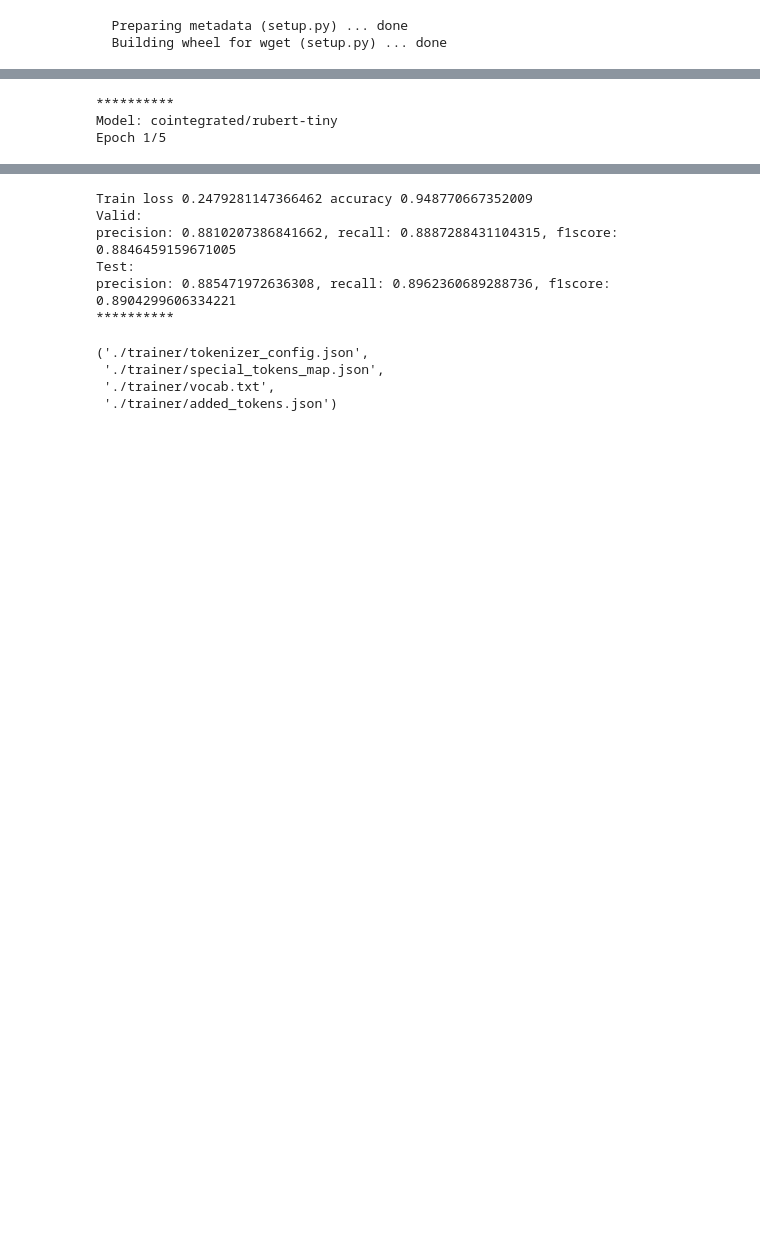
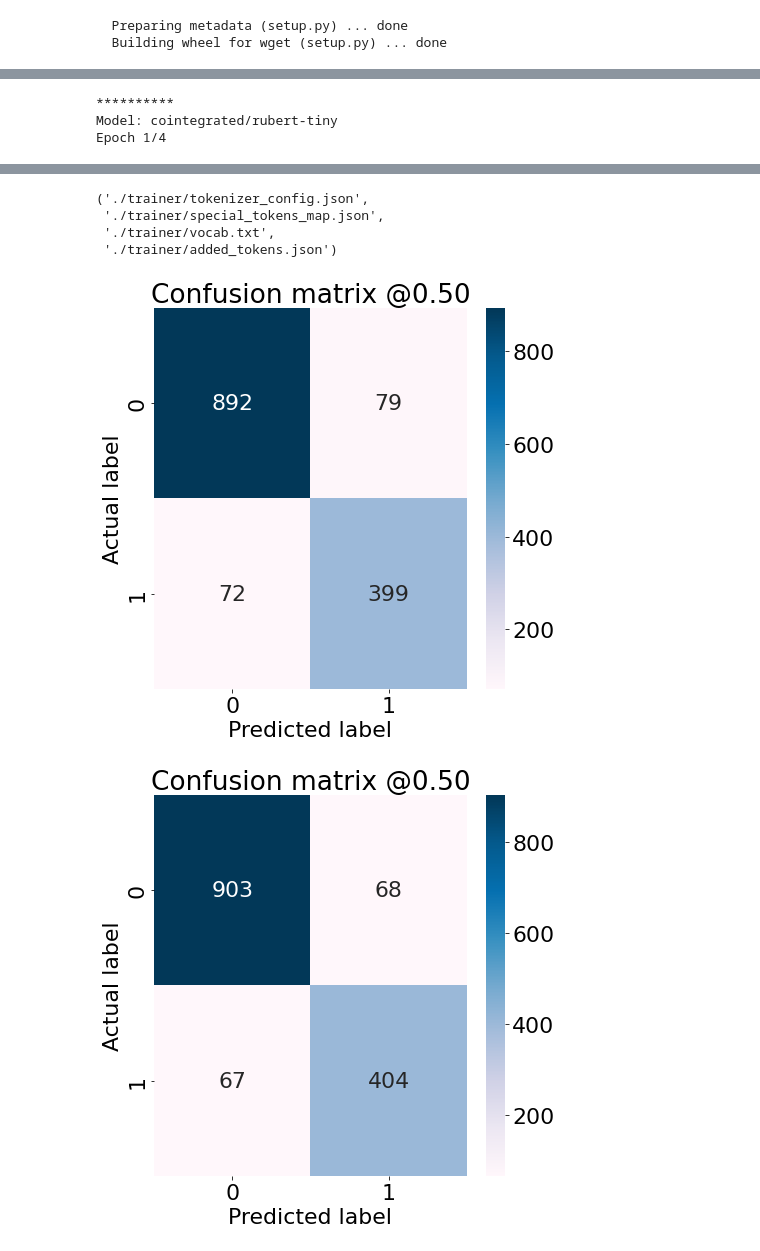
Before and after one commit to alexandr-khvatov/text_classification, a Jupyter notebook: model/bert.ipynb, the cells around one changed output, grey strips where cells are left out. Cells and saved outputs as stored; diff of their text form; code cells hidden in the pictures; blank space fills up the shorter version.

```diff
--- a/model/bert.ipynb
+++ b/model/bert.ipynb
@@ -49,6 +49,7 @@ from transformers import BertTokenizer, BertForSequenceClassification
 from torch.utils.data import Dataset, DataLoader
 from transformers import AdamW, get_linear_schedule_with_warmup
 from sklearn.metrics import precision_recall_fscore_support
+from sklearn.metrics import classification_report
 
 
 class BertClassifier:
@@ -128,11 +129,24 @@ class BertClassifier:
             predictions_valid = [self.predict(x) for x in X_valid]
             precision, recall, f1score = precision_recall_fscore_support(y_valid, predictions_valid, average='macro')[:3]
             print('Valid:')
+            print('Accuracy:', score_to_percent(accuracy_score(y_valid, predictions_valid)))
+            print("Recall:", score_to_percent(recall_score(y_valid, predictions_valid)))
             print(f'precision: {precision}, recall: {recall}, f1score: {f1score}')
             predictions_test = [self.predict(x) for x in X_test]
             precision, recall, f1score = precision_recall_fscore_support(y_test, predictions_test, average='macro')[:3]
             print('Test:')
+            print('Accuracy:', score_to_percent(accuracy_score(y_test, predictions_test)))
+            print("Recall:", score_to_percent(recall_score(y_test, predictions_test)))
             print(f'precision: {precision}, recall: {recall}, f1score: {f1score}')
+            print('*'*21)
+            print(classification_report(y_test, predictions_test))
+            print('Accuracy:', score_to_percent(accuracy_score(y_test, predictions_test)))
+            print("Recall:", score_to_percent(recall_score(y_test, predictions_test)))
+            print("Precision:",score_to_percent(precision_score(y_test, predictions_test)))
+            print("F1-score:", score_to_percent(f1_score(y_test, predictions_test)), '\n')
+            print('*' * 21)
+
+            plot_cm(y_test,predictions_test)
         print('*' * 10)
 
     def predict(self, text):
@@ -203,7 +245,7 @@ classifier.train(
         y_valid=y_val,
         X_test=X_test,
         y_test=y_test,
-        epochs=5
+        epochs=4
 )
 
 path = './trainer'
@@ -217,4 +259,4 @@ Some weights of BertForSequenceClassification were not initialized from the mode
 You should probably TRAIN this model on a down-stream task to be able to use it for predictions and inference.
 **********
 Model: cointegrated/rubert-tiny
-Epoch 1/5
+Epoch 1/4
@@ -245,10 +331,6 @@ Epoch 5/5
-Train loss 0.2479281147366462 accuracy 0.948770667352009
-Valid:
-precision: 0.8810207386841662, recall: 0.8887288431104315, f1score: 0.8846459159671005
-Test:
-precision: 0.885471972636308, recall: 0.8962360689288736, f1score: 0.8904299606334221
-**********
+('./trainer/tokenizer_config.json',
+ './trainer/special_tokens_map.json',
+ './trainer/vocab.txt',
+ './trainer/added_tokens.json')
-('./trainer/tokenizer_config.json',
- './trainer/special_tokens_map.json',
- './trainer/vocab.txt',
- './trainer/added_tokens.json')
+[figure, added]
+[figure, added]
```
Also changed, not shown: parts of 2 cells of this notebook.
